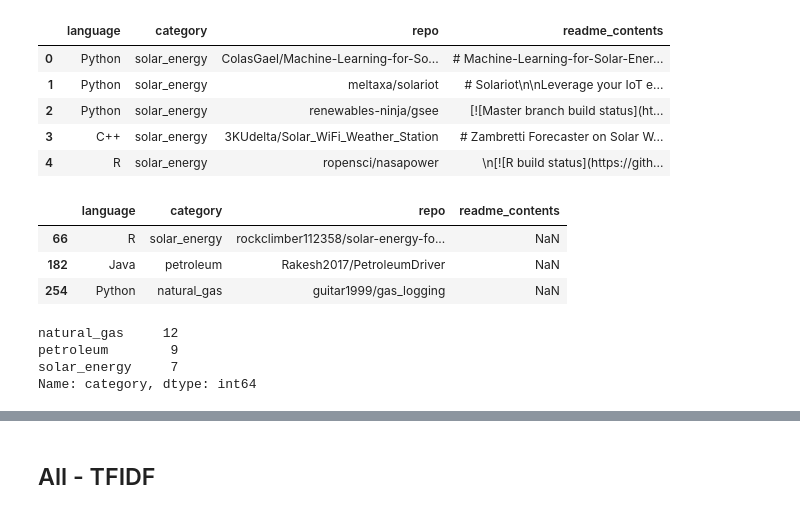
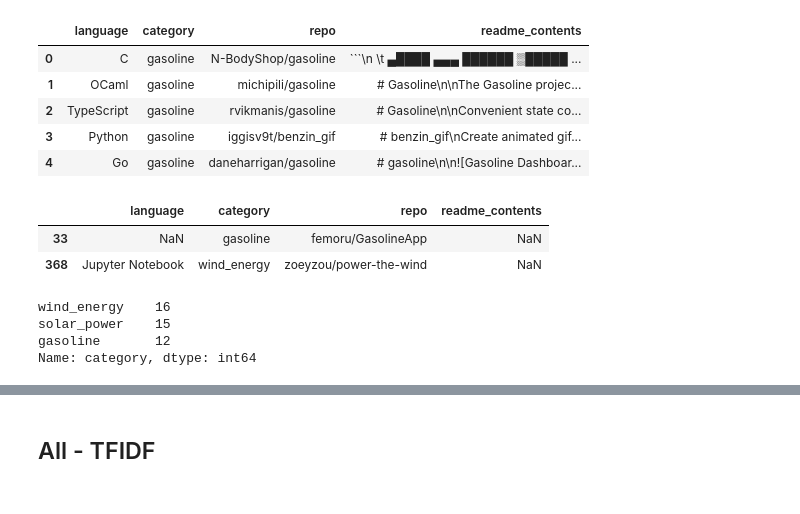
Before and after one commit to github-nlp-project/nlp-project, a Jupyter notebook: repo_scraping_test.ipynb, the cells around one changed output, grey strips where cells are left out. Drawn from its saved outputs; the diff is of its cells as text; code cells hidden in the pictures.

````diff
--- a/repo_scraping_test.ipynb
+++ b/repo_scraping_test.ipynb
@@ -159,33 +165,32 @@ plt.rc('font', size=13)
 # %%
-df = pd.read_csv('all_repos_dict.csv')
+df = pd.read_csv('new_repos_dict.csv')
 
 df['category'] = 'unknown'
 
-df.loc[:100, 'category'] = 'solar_energy'
-df.loc[100:200, 'category'] = 'petroleum'
-df.loc[200:, 'category'] = 'natural_gas'
+df.loc[:200, 'category'] = 'gasoline'
+df.loc[200:400, 'category'] = 'wind_energy'
+df.loc[400:, 'category'] = 'solar_power'
 df = df[['language','category','repo','readme_contents']]
 df.head()
 # %% [output]
 |  | language | category | repo | readme_contents |
-| 0 | Python | solar_energy | ColasGael/Machine-Learning-for-So... | # Machine-Learning-for-Solar-Ener... |
-| 1 | Python | solar_energy | meltaxa/solariot | # Solariot\n\nLeverage your IoT e... |
-| 2 | Python | solar_energy | renewables-ninja/gsee | [![Master branch build status](ht... |
-| 3 | C++ | solar_energy | 3KUdelta/Solar_WiFi_Weather_Station | # Zambretti Forecaster on Solar W... |
-| 4 | R | solar_energy | ropensci/nasapower | \n[![R build status](https://gith... |
+| 0 | C | gasoline | N-BodyShop/gasoline | ```\n \t ▄████ ▄▄▄ ██████ ▒█████ ... |
+| 1 | OCaml | gasoline | michipili/gasoline | # Gasoline\n\nThe Gasoline projec... |
+| 2 | TypeScript | gasoline | rvikmanis/gasoline | # Gasoline\n\nConvenient state co... |
+| 3 | Python | gasoline | iggisv9t/benzin_gif | # benzin_gif\nCreate animated gif... |
+| 4 | Go | gasoline | daneharrigan/gasoline | # gasoline\n\n![Gasoline Dashboar... |
 # %%
 df[df.readme_contents.isna()]
 # %% [output]
 |  | language | category | repo | readme_contents |
-| 66 | R | solar_energy | rockclimber112358/solar-energy-fo... | NaN |
-| 182 | Java | petroleum | Rakesh2017/PetroleumDriver | NaN |
-| 254 | Python | natural_gas | guitar1999/gas_logging | NaN |
+| 33 | NaN | gasoline | femoru/GasolineApp | NaN |
+| 368 | Jupyter Notebook | wind_energy | zoeyzou/power-the-wind | NaN |
 # %%
 df[df.language.isna()].category.value_counts()
 # %% [output]
-natural_gas     12
-petroleum        9
-solar_energy     7
+wind_energy    16
+solar_power    15
+gasoline       12
 Name: category, dtype: int64
 # %%
 df = prepare.prep_repo_data(df)
````
Also changed, not shown: parts of 35 cells of this notebook, 1 other file.
